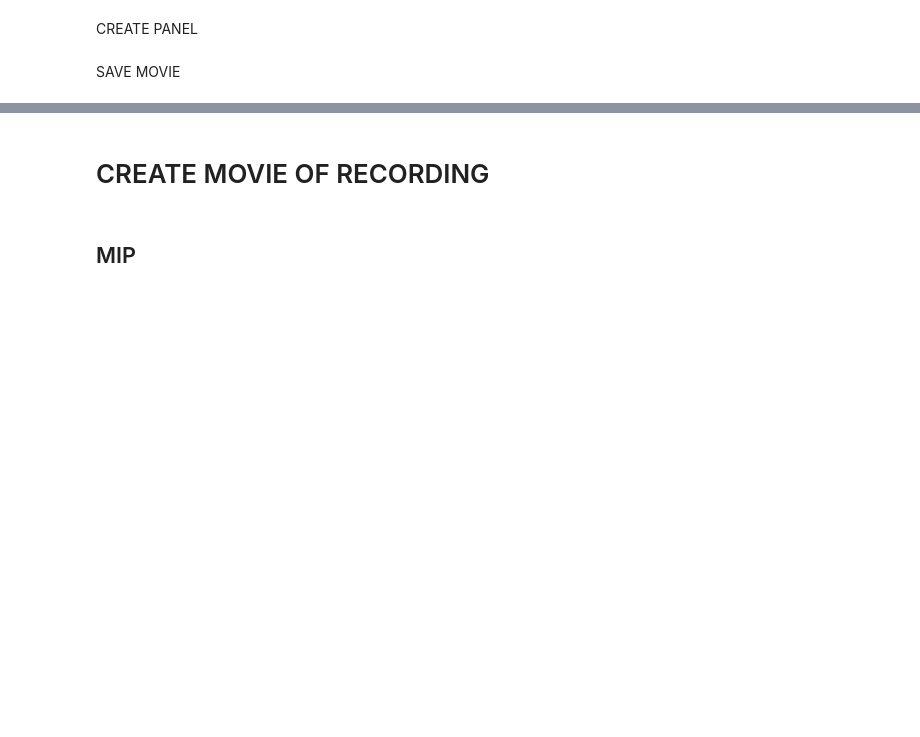
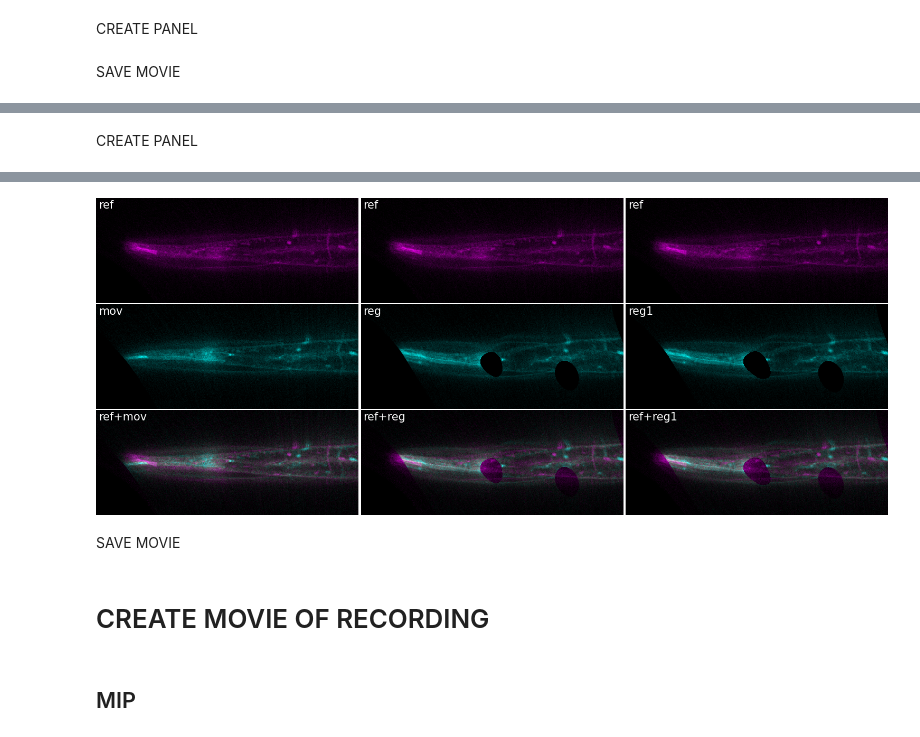
Before and after one commit to MunibH/g5ht-pipeline, a Jupyter notebook: reg_microfilm.ipynb, the cells around one changed output, grey strips where cells are left out. Cells and saved outputs as stored; diff of their text form; code cells hidden in the pictures; blank space fills up the shorter version.

```diff
--- a/reg_microfilm.ipynb
+++ b/reg_microfilm.ipynb
@@ -232,0 +275,60 @@ animpanel.save_movie(os.path.join(DATA_PTH,OUT_DIR,OUT_FN), quality=10, fps=6)
+# %% [markdown]
+CREATE PANEL
+# %%
+%matplotlib widget
+
+plt.close('all')
+
+mn = 0
+mx = 600
+# mx = 100
+fs = 5
+
+cmap_ref = 'magenta'
+cmap_mov_reg = 'cyan'
+
+anim1 = Microanim(
+    data=fixed[np.newaxis,:,:,:], cmaps=[cmap_ref], flip_map=False, fig_scaling=fs, dpi=300,
+    rescale_type='limits', limits=[mn,mx], label_text='ref')
+anim2 = Microanim(
+    data=warped[np.newaxis,:,:,:], cmaps=[cmap_mov_reg], flip_map=False, fig_scaling=fs, dpi=300,
+    rescale_type='limits', limits=[mn,mx], label_text='mov')
+anim3 = Microanim(
+    data=warp_stack, cmaps=[cmap_ref, cmap_mov_reg], flip_map=False, fig_scaling=fs, dpi=300,
+    rescale_type='limits', limits=[[mn,mx],[mn,mx]], label_text='ref+mov')
+
+anim4 = Microanim(
+    data=fixed[np.newaxis,:,:,:], cmaps=[cmap_ref], flip_map=False, fig_scaling=fs, dpi=300,
+    rescale_type='limits', limits=[mn,mx], label_text='ref')
+anim5 = Microanim(
+    data=reg[np.newaxis,:,:,:], cmaps=[cmap_mov_reg], flip_map=False, fig_scaling=fs, dpi=300,
+    rescale_type='limits', limits=[mn,mx], label_text='reg')
+anim6 = Microanim(
+    data=reg_stack, cmaps=[cmap_ref,cmap_mov_reg], flip_map=False, fig_scaling=fs, dpi=300,
+    rescale_type='limits', limits=[[mn,mx],[mn,mx]], label_text='ref+reg')
+
+anim7 = Microanim(
+    data=fixed[np.newaxis,:,:,:], cmaps=[cmap_ref], flip_map=False, fig_scaling=fs, dpi=300,
+    rescale_type='limits', limits=[mn,mx], label_text='ref')
+anim8 = Microanim(
+    data=reg_1[np.newaxis,:,:,:], cmaps=[cmap_mov_reg], flip_map=False, fig_scaling=fs, dpi=300,
+    rescale_type='limits', limits=[mn,mx], label_text='reg1')
+anim9 = Microanim(
+    data=reg1_stack, cmaps=[cmap_ref,cmap_mov_reg], flip_map=False, fig_scaling=fs, dpi=300,
+    rescale_type='limits', limits=[[mn,mx],[mn,mx]], label_text='ref+reg1')
+
+plt.close('all')
+
+animpanel = Microanimpanel(rows=3, cols=3,)
+animpanel.add_element(pos=[0,0], microanim=anim1)
+animpanel.add_element(pos=[1,0], microanim=anim2)
+animpanel.add_element(pos=[2,0], microanim=anim3)
+animpanel.add_element(pos=[0,1], microanim=anim4)
+animpanel.add_element(pos=[1,1], microanim=anim5)
+animpanel.add_element(pos=[2,1], microanim=anim6)
+animpanel.add_element(pos=[0,2], microanim=anim7)
+animpanel.add_element(pos=[1,2], microanim=anim8)
+animpanel.add_element(pos=[2,2], microanim=anim9)
+
+animpanel.ui
+# %% [output]
@@ -232,0 +336,3 @@ animpanel.save_movie(os.path.join(DATA_PTH,OUT_DIR,OUT_FN), quality=10, fps=6)
+[figure, added]
+# %% [markdown]
+SAVE MOVIE
```
Also changed, not shown: parts of 10 cells of this notebook, 1 other file.
